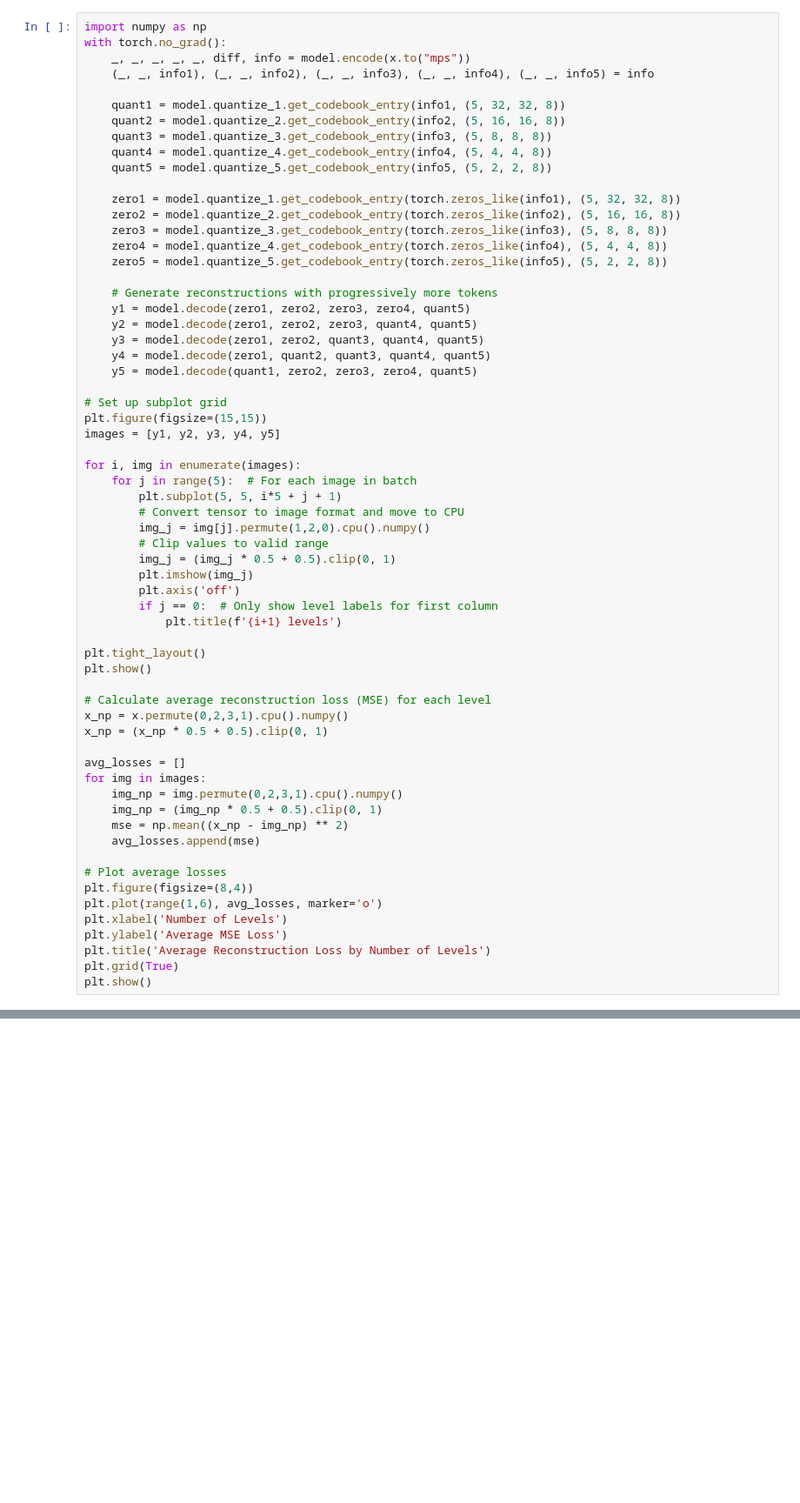
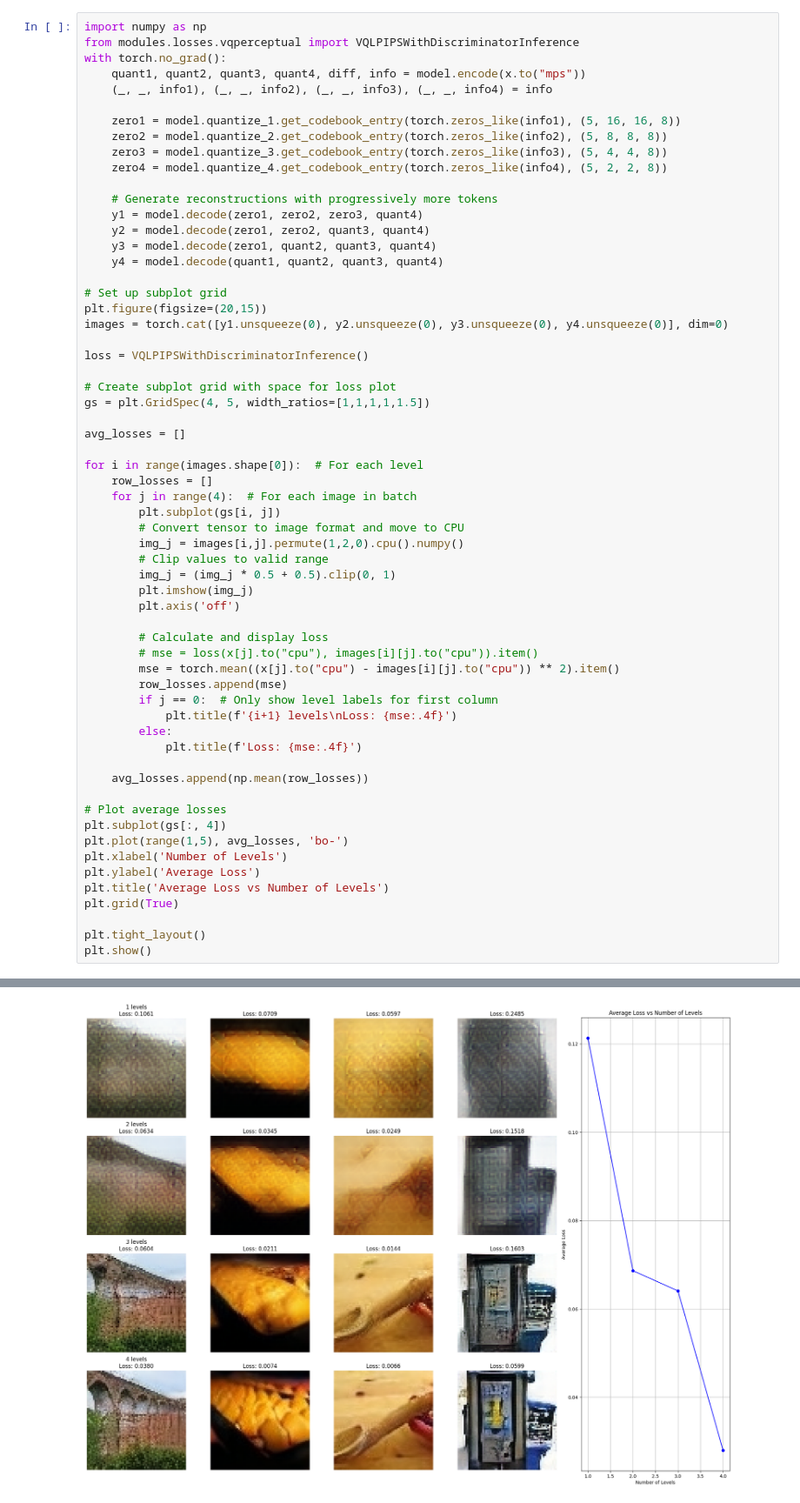
Before and after one commit to mtybadger/ndp, a Jupyter notebook: tokenizer_test.ipynb, the cells around one changed output, grey strips where cells are left out. Shown at 87% size. Drawn from its saved outputs; the diff is of its cells as text; blank space fills up the shorter version.

```diff
--- a/tokenizer_test.ipynb
+++ b/tokenizer_test.ipynb
@@ -54,64 +44,62 @@ plt.show()
 # %%
 import numpy as np
+from modules.losses.vqperceptual import VQLPIPSWithDiscriminatorInference
 with torch.no_grad():
-    _, _, _, _, _, diff, info = model.encode(x.to("mps"))
-    (_, _, info1), (_, _, info2), (_, _, info3), (_, _, info4), (_, _, info5) = info
+    quant1, quant2, quant3, quant4, diff, info = model.encode(x.to("mps"))
+    (_, _, info1), (_, _, info2), (_, _, info3), (_, _, info4) = info
 
-    quant1 = model.quantize_1.get_codebook_entry(info1, (5, 32, 32, 8))
-    quant2 = model.quantize_2.get_codebook_entry(info2, (5, 16, 16, 8))
-    quant3 = model.quantize_3.get_codebook_entry(info3, (5, 8, 8, 8))
-    quant4 = model.quantize_4.get_codebook_entry(info4, (5, 4, 4, 8))
-    quant5 = model.quantize_5.get_codebook_entry(info5, (5, 2, 2, 8))
-
-    zero1 = model.quantize_1.get_codebook_entry(torch.zeros_like(info1), (5, 32, 32, 8))
-    zero2 = model.quantize_2.get_codebook_entry(torch.zeros_like(info2), (5, 16, 16, 8))
-    zero3 = model.quantize_3.get_codebook_entry(torch.zeros_like(info3), (5, 8, 8, 8))
-    zero4 = model.quantize_4.get_codebook_entry(torch.zeros_like(info4), (5, 4, 4, 8))
-    zero5 = model.quantize_5.get_codebook_entry(torch.zeros_like(info5), (5, 2, 2, 8))
+    zero1 = model.quantize_1.get_codebook_entry(torch.zeros_like(info1), (5, 16, 16, 8))
+    zero2 = model.quantize_2.get_codebook_entry(torch.zeros_like(info2), (5, 8, 8, 8))
+    zero3 = model.quantize_3.get_codebook_entry(torch.zeros_like(info3), (5, 4, 4, 8))
+    zero4 = model.quantize_4.get_codebook_entry(torch.zeros_like(info4), (5, 2, 2, 8))
 
     # Generate reconstructions with progressively more tokens
-    y1 = model.decode(zero1, zero2, zero3, zero4, quant5)
-    y2 = model.decode(zero1, zero2, zero3, quant4, quant5)
-    y3 = model.decode(zero1, zero2, quant3, quant4, quant5)
-    y4 = model.decode(zero1, quant2, quant3, quant4, quant5)
-    y5 = model.decode(quant1, zero2, zero3, zero4, quant5)
+    y1 = model.decode(zero1, zero2, zero3, quant4)
+    y2 = model.decode(zero1, zero2, quant3, quant4)
+    y3 = model.decode(zero1, quant2, quant3, quant4)
+    y4 = model.decode(quant1, quant2, quant3, quant4)
 
 # Set up subplot grid
-plt.figure(figsize=(15,15))
-images = [y1, y2, y3, y4, y5]
+plt.figure(figsize=(20,15))
+images = torch.cat([y1.unsqueeze(0), y2.unsqueeze(0), y3.unsqueeze(0), y4.unsqueeze(0)], dim=0)
 
-for i, img in enumerate(images):
-    for j in range(5):  # For each image in batch
-        plt.subplot(5, 5, i*5 + j + 1)
+loss = VQLPIPSWithDiscriminatorInference()
+
+# Create subplot grid with space for loss plot
+gs = plt.GridSpec(4, 5, width_ratios=[1,1,1,1,1.5])
+
+avg_losses = []
+
+for i in range(images.shape[0]):  # For each level
+    row_losses = []
+    for j in range(4):  # For each image in batch
+        plt.subplot(gs[i, j])
         # Convert tensor to image format and move to CPU
-        img_j = img[j].permute(1,2,0).cpu().numpy()
+        img_j = images[i,j].permute(1,2,0).cpu().numpy()
         # Clip values to valid range
         img_j = (img_j * 0.5 + 0.5).clip(0, 1)
         plt.imshow(img_j)
         plt.axis('off')
+
+        # Calculate and display loss
+        # mse = loss(x[j].to("cpu"), images[i][j].to("cpu")).item()
+        mse = torch.mean((x[j].to("cpu") - images[i][j].to("cpu")) ** 2).item()
+        row_losses.append(mse)
         if j == 0:  # Only show level labels for first column
-            plt.title(f'{i+1} levels')
+            plt.title(f'{i+1} levels\nLoss: {mse:.4f}')
+        else:
+            plt.title(f'Loss: {mse:.4f}')
+
+    avg_losses.append(np.mean(row_losses))
+
+# Plot average losses
+plt.subplot(gs[:, 4])
+plt.plot(range(1,5), avg_losses, 'bo-')
+plt.xlabel('Number of Levels')
+plt.ylabel('Average Loss')
+plt.title('Average Loss vs Number of Levels')
+plt.grid(True)
 
 plt.tight_layout()
 plt.show()
-
-# Calculate average reconstruction loss (MSE) for each level
-x_np = x.permute(0,2,3,1).cpu().numpy()
-x_np = (x_np * 0.5 + 0.5).clip(0, 1)
-
-avg_losses = []
-for img in images:
-    img_np = img.permute(0,2,3,1).cpu().numpy()
-    img_np = (img_np * 0.5 + 0.5).clip(0, 1)
-    mse = np.mean((x_np - img_np) ** 2)
-    avg_losses.append(mse)
-
-# Plot average losses
-plt.figure(figsize=(8,4))
-plt.plot(range(1,6), avg_losses, marker='o')
-plt.xlabel('Number of Levels')
-plt.ylabel('Average MSE Loss')
-plt.title('Average Reconstruction Loss by Number of Levels')
-plt.grid(True)
-plt.show()
 # %% [output]
@@ -118,0 +107 @@ AssertionError: Torch not compiled with CUDA enabled
+[figure, added]
```
Also changed, not shown: parts of 10 cells of this notebook, 4 other files.
